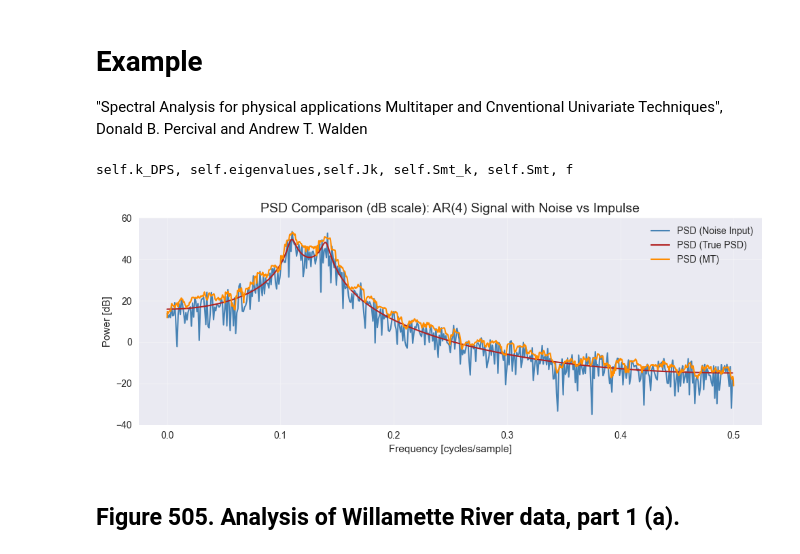
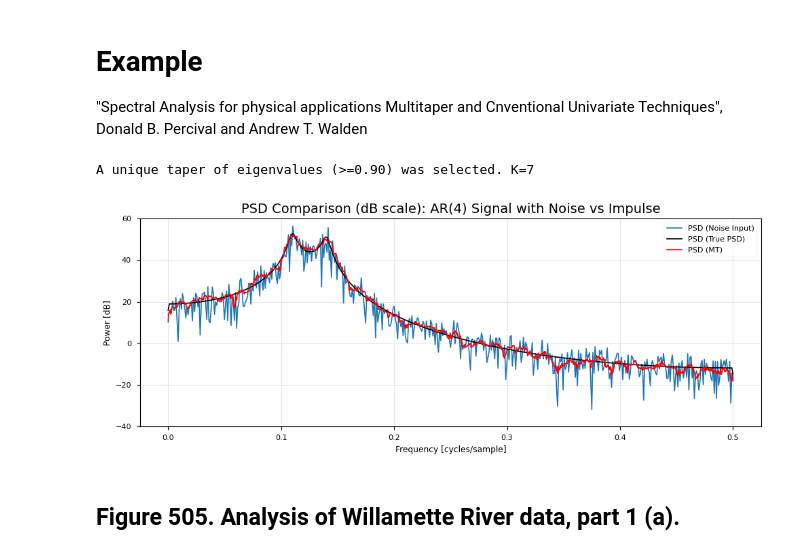
Before and after one commit to Chamusuke/Multitaper_harmonic_Ftest, a Jupyter notebook: example/example.ipynb, the cells around one changed output. Cells and saved outputs as stored; diff of their text form; code cells hidden in the pictures.

```diff
--- a/example/example.ipynb
+++ b/example/example.ipynb
@@ -31,63 +31,64 @@ x_noise = lfilter([1.0], A, epsilon) * c
 
 # FFT-based PSD
 nfft = 1024
-freqs = np.fft.fftfreq(nfft, d=1/fs)
-psd_noise = np.abs(np.fft.fft(x_noise, n=nfft))**2 / (fs*npts)
+freqs = np.fft.rfftfreq(nfft, d=1/fs)  # 片側周波数軸（0〜fs/2）
+X = np.fft.rfft(x_noise, n=nfft)       # 実信号用の片側FFT
+psd_noise = (np.abs(X)**2) / (fs * npts)
+psd_noise[1:-1] *= 2  # DCとNyquist以外を2倍
 
-# Multitaper PSD
-NW = 3.5
-K = int(2*NW - 1)
-tapers, eigvals = windows.dpss(npts, NW, Kmax=K, return_ratios=True)
-Jk = np.fft.fft(tapers * x_noise[np.newaxis,:], n=nfft, axis=1)
-Smt_k = np.abs(Jk)**2 / (fs * npts)
-weights = eigvals / np.sum(eigvals)
-psd_mt = np.sum(weights[:, None] * Smt_k, axis=0)
 
 # True PSD from AR model
-f = freqs[:nfft//2]
-omega = 2*np.pi*f
+# True PSD from AR model
+nfft = 1024
+freqs = np.fft.rfftfreq(nfft, d=1/fs)   # 片側周波数軸 (0〜fs/2)
+omega = 2*np.pi*freqs
+
 Az = (A[0]
       + A[1]*np.exp(-1j*omega)
       + A[2]*np.exp(-1j*2*omega)
       + A[3]*np.exp(-1j*3*omega)
       + A[4]*np.exp(-1j*4*omega))
+
 var_eff = (sigma**2) * (c**2)
 psd_true = var_eff / (np.abs(Az)**2)
+psd_true[1:-1] *= 2   # DCとNyquist以外を2倍補正
 
-# FFT and PSD
-nfft = 1024
-freqs = np.fft.fftfreq(nfft, d=1)
-psd_noise = np.abs(np.fft.fft(x_noise, n=nfft))**2 / (fs*npts)
+# FFT-based PSD estimate
+X = np.fft.rfft(x_noise, n=nfft)        # 実信号用の片側FFT
+psd_noise = (np.abs(X)**2) / (fs * npts)
+psd_noise[1:-1] *= 2   # DCとNyquist以外を2倍補正
+
 
 # マルチターパーPSD推定とF検定
-MT_psd = MultiTaper_Periodogram(NW=3.5, K=5, nfft=2**12)
+MT_psd = MultiTaper_Periodogram(NW=4, K=8, nfft=2**12)
 MT_psd.MT_Spec(x_noise, fs)
 # MT_psd.Harmonic_Ftest(p_level=0.05)
 # print(MT_psd.Smt_k)
 # dB変換
-psd_noise_db = 10 * np.log10(psd_noise[:nfft//2])
+psd_noise_db = 10 * np.log10(psd_noise)
 Smt_db = 10 * np.log10(MT_psd.Smt)
 psd_true_db = 10 * np.log10(psd_true)
 
 # プロット
 # Plotting
-plt.style.use('seaborn-v0_8')
+plt.style.use('seaborn-v0_8-paper')#'mpl20': 'default', 'mpl15': 'classic'
 fig, ax = plt.subplots(figsize=(10, 4))
-ax.plot(freqs[:nfft//2], psd_noise_db, label='PSD (Noise Input)', color='steelblue', lw=1.5)
-ax.plot(freqs[:nfft//2], psd_true_db, label='PSD (True PSD)', color='firebrick', lw=1.5)
-ax.plot(MT_psd.f, Smt_db, label='PSD (MT)', color='darkorange', lw=1.5)
+ax.plot(freqs, psd_noise_db, label='PSD (Noise Input)',  lw=1.2)
+ax.plot(freqs, psd_true_db, label='PSD (True PSD)',c='k',  lw=1.2)
+ax.plot(MT_psd.f, Smt_db, label='PSD (MT)',c='r',  lw=1.2)
 
 ax.set_title('PSD Comparison (dB scale): AR(4) Signal with Noise vs Impulse', fontsize=14)
 ax.set_xlabel('Frequency [cycles/sample]')
 ax.set_ylabel('Power [dB]')
 ax.grid(True, alpha=0.3)
 ax.set_ylim(-40,60)
 ax.legend()
+plt.grid(True, alpha=0.3)
 plt.tight_layout()
 plt.show()
 # %% [output]
-self.k_DPS, self.eigenvalues,self.Jk, self.Smt_k, self.Smt, f
+A unique taper of eigenvalues (>=0.90) was selected. K=7
-[figure, old version]
+[figure, new version]
 # %% [markdown]
 ## Figure 505. Analysis of Willamette River data, part 1 (a).
 # %%
```
Also changed, not shown: parts of 6 cells of this notebook, 2 other files.
